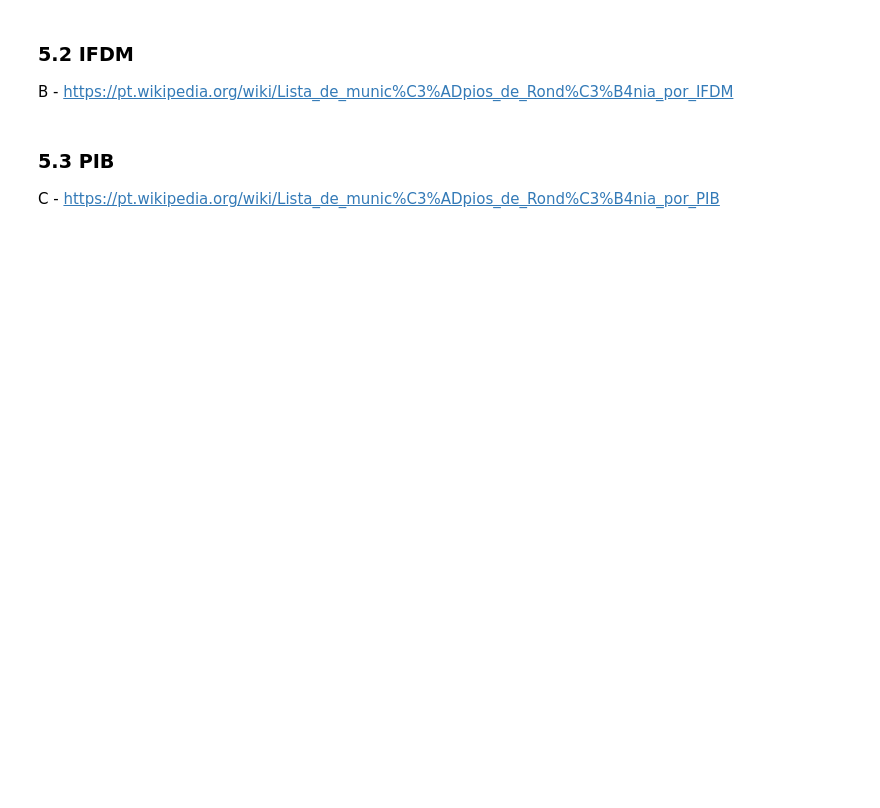
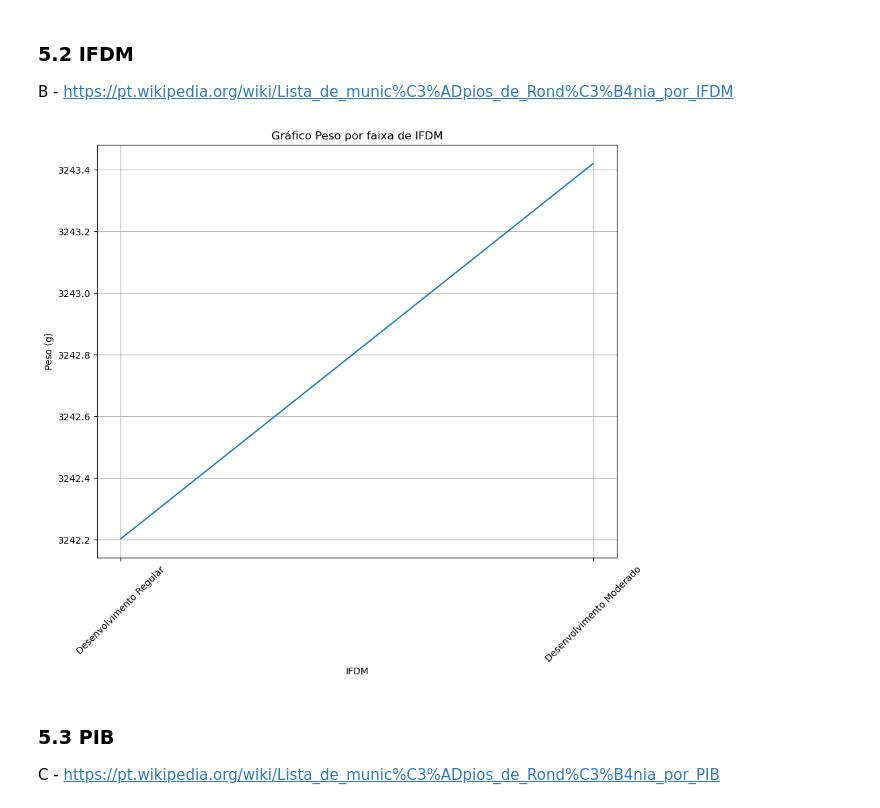
Before and after one commit to nobrevitor/EBAC, a Jupyter notebook: Desenvolvimento de aplicações com Python/1 - TdD 3 - Agregações e operações em grupos/Mod9Tarefa2.ipynb, the cells around one changed output. Saved outputs shown, nothing was run; the diff lists cells and outputs as text; code cells hidden in the pictures; blank space fills up the shorter version.

```diff
--- a/Desenvolvimento de aplicações com Python/1 - TdD 3 - Agregações e operações em grupos/Mod9Tarefa2.ipynb
+++ b/Desenvolvimento de aplicações com Python/1 - TdD 3 - Agregações e operações em grupos/Mod9Tarefa2.ipynb
@@ -264,6 +304,20 @@ A - https://pt.wikipedia.org/wiki/Lista_de_munic%C3%ADpios_de_Rond%C3%B4nia_por_
 # %% [markdown]
 ### 5.2 IFDM
 B - https://pt.wikipedia.org/wiki/Lista_de_munic%C3%ADpios_de_Rond%C3%B4nia_por_IFDM
+# %%
+#Cria faixas de IFDM de acordo com a classificação presente no site
+ifdm = pd.cut(sinasc_merge['IFDM'], [0.399, 0.599, 0.799])
+# %%
+#Agrupameto com as faixas criadas e plotagem do gráfico para melhor vizualização
+ifdm_plot = sinasc_merge.groupby(ifdm, observed=True)['PESO'].mean().plot(figsize=[10,8])
+x = ['Desenvolvimento Regular', 'Desenvolvimento Moderado']
+ifdm_plot.set_xticks([0,1])
+ifdm_plot.set_xticklabels(x, rotation = 45)
+ifdm_plot.set_title('Gráfico Peso por faixa de IFDM')
+ifdm_plot.set_ylabel('Peso (g)')
+ifdm_plot.grid()
+# %% [output]
+[figure, added]
 # %% [markdown]
 ### 5.3 PIB
 C - https://pt.wikipedia.org/wiki/Lista_de_munic%C3%ADpios_de_Rond%C3%B4nia_por_PIB
```
Also changed, not shown: parts of 30 cells of this notebook.
